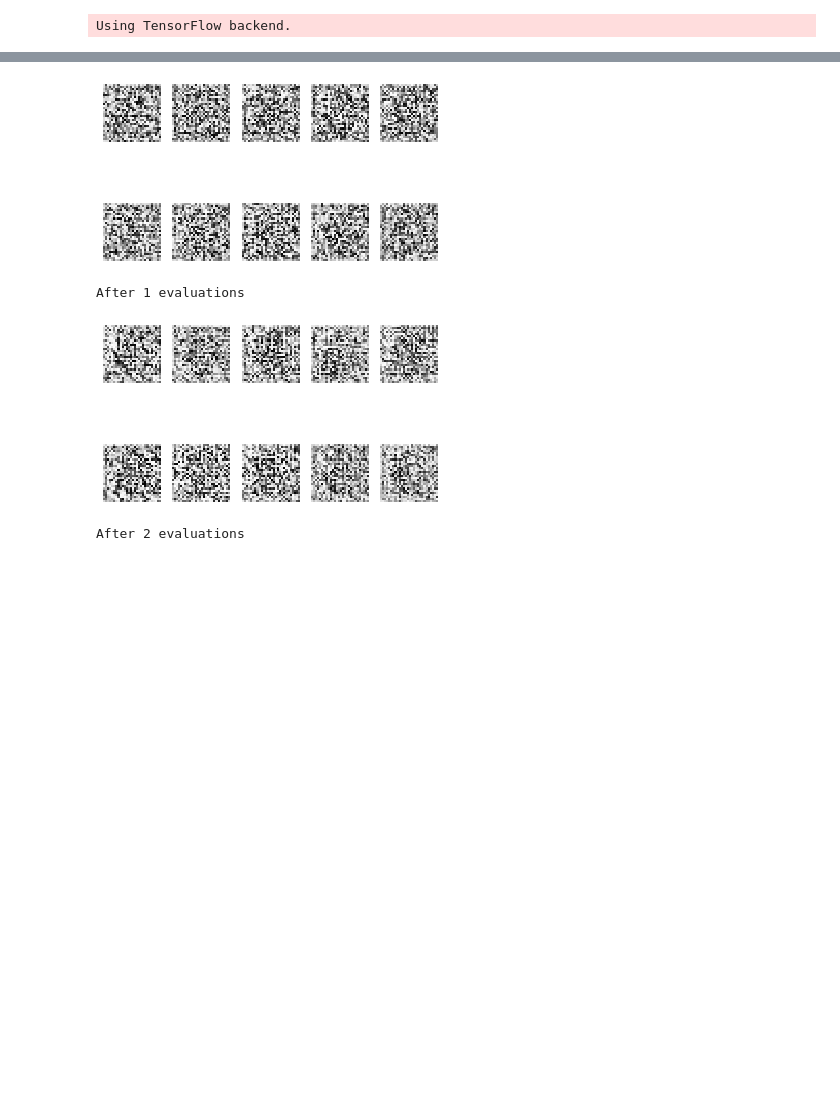
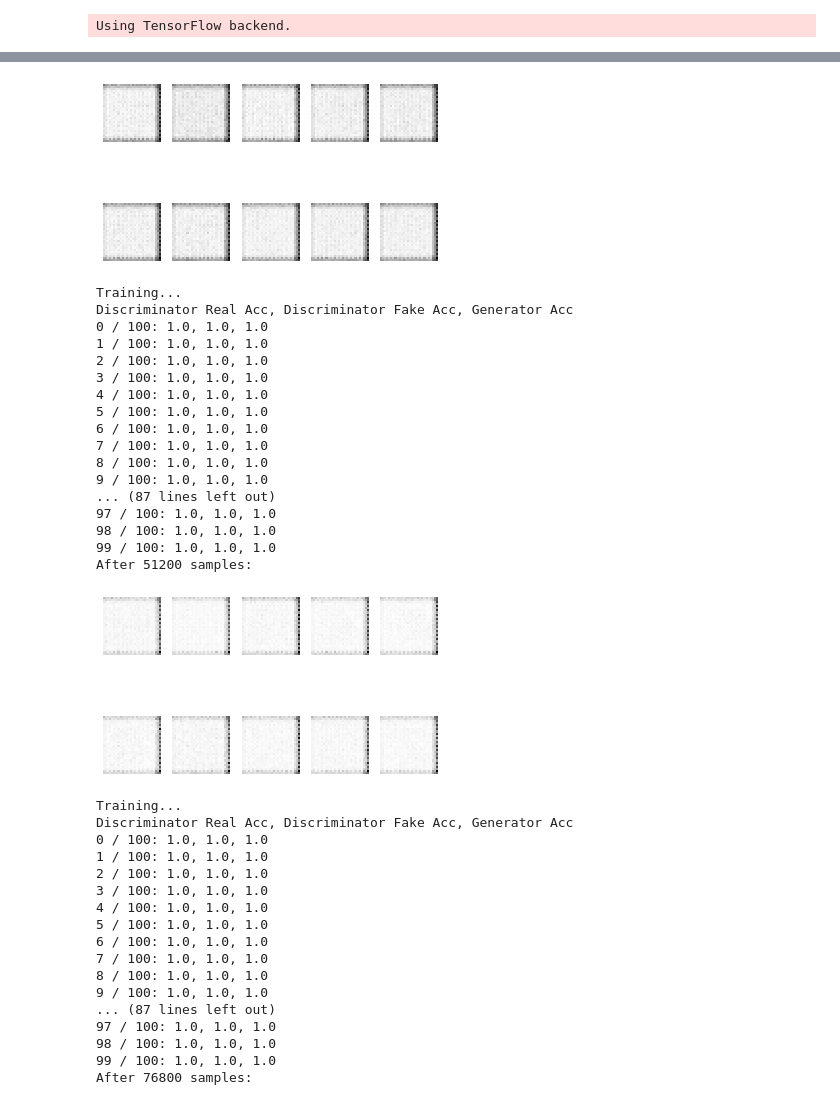
Before and after one commit to Tebs-Lab/intro-to-deep-learning, a Jupyter notebook: 07-generative-adversarial-networks/01-GANs-and-MNIST.ipynb, the cells around one changed output, grey strips where cells are left out. Cells and saved outputs as stored; diff of their text form; code cells hidden in the pictures; blank space fills up the shorter version.

```diff
--- a/07-generative-adversarial-networks/01-GANs-and-MNIST.ipynb
+++ b/07-generative-adversarial-networks/01-GANs-and-MNIST.ipynb
@@ -15,6 +29,13 @@ from matplotlib import pyplot as plt
 (real_train_images, _), (real_test_images, _) = load_data()
 # %% [output]
 Using TensorFlow backend.
+# %%
+# Some people suggest swapping the label value from
+# what is usual, i.e. using 1 for fake and 0 for real
+# in order to improve the training process. These
+# allow you to play around with that.
+REAL_LABEL_VALUE = 0
+FAKE_LABEL_VALUE = 1
 # %%
 # We have to do some slight processing of the MNIST input images.
 # Specifically, keras expects 3 dimentional input,
@@ -38,8 +59,8 @@ def prepare_real_samples(samples):
 # of samples from a set of samples that has already been
 # "prepared" by the previous function.
 
-# We select a random sample, and provide the "label"
-# of 1 (meaning real) for each of the selected samples.
+# We select a random sample, and provide the label
+# for each of the selected samples.
 
 # Crucially, we ASSUME that "samples" is a set of real
 # examples prepared with prepare_real_samples. It is possible
@@ -48,7 +69,7 @@ def prepare_real_samples(samples):
 def generate_real_batch(samples, n_samples):
     indices = np.random.randint(0, samples.shape[0], n_samples)
     batch_images = samples[indices]
-    batch_labels = np.ones((n_samples, 1))
+    batch_labels = np.full((n_samples, 1), REAL_LABEL_VALUE)
 
     return batch_images, batch_labels
 
@@ -67,8 +88,7 @@ def generate_random_fake_batch(n_samples, shape=(28,28,1)):
     # Unflatten the list according to the provided shape
     batch = batch.reshape((n_samples, shape[0], shape[1], shape[2]))
 
-    # Labels are all 0, for fake
-    labels = np.zeros((n_samples, 1))
+    labels = np.full((n_samples, 1), FAKE_LABEL_VALUE)
     return batch, labels
 # %%
 # Prepare the dataset
@@ -254,7 +255,20 @@ def generate_fake_batch(generator, noise_dim, n_samples):
 
 # 100 is arbitrary, but a commonly used value.
 NOISE_DIM = 100
-generator = create_generator(NOISE_DIM)
+
+# This number should be a large enough space to represent
+# "a handful of low resolution examples" of the images we're
+# trying to generate. In our case, 7*7 is the "low resolution"
+# (downsampled by a factor of 4, from 28 * 28 -> 7 * 7) and 128
+# is "a handful".
+DENSE_LAYER_SIZE = 128 * 7 * 7
+
+# Increasing both or either the NOISE_DIM or DENSE_LAYER_SIZE will
+# increase the number of unique representations that our generator
+# will ultimately generate. It will also increase the number of
+# parameters in the network of course, so it will increase training time.
+
+generator = create_generator(NOISE_DIM, DENSE_LAYER_SIZE)
 
 fake_images, _ = generate_fake_batch(generator, NOISE_DIM, 10)
 
@@ -341,17 +363,18 @@ def train_gan(gan, generator, discriminator, noise_dim, batches, batch_size):
 # %%
-EVALUATION_ROUNDS = 10
+EVALUATION_ROUNDS = 50
 BATCHES = 100
 BATCH_SIZE = 256
 
 # Lets get fresh copies of everything.
 discriminator = create_discriminator(INPUT_SHAPE)
-generator = create_generator(NOISE_DIM)
+generator = create_generator(NOISE_DIM, DENSE_LAYER_SIZE)
 gan = create_gan(generator, discriminator)
 
 for i in range(EVALUATION_ROUNDS):
     train_gan(gan, generator, discriminator, NOISE_DIM, BATCHES, BATCH_SIZE)
-    print(f'After {i} evaluations')
-    # To evaluate, we'll look at generated samples over time.
+    print(f'After {(i+1)*BATCHES*BATCH_SIZE} samples:')
+
+    # To evaluate, we'll look at 10 randomly generated samples.
     fake_images, _ = generate_fake_batch(generator, NOISE_DIM, 10)
 
     for i in range(10):
@@ -365,4 +407,36 @@ After 0 evaluations
-[figure, old version]
+[figure, new version]
-After 1 evaluations
+Training...
+Discriminator Real Acc, Discriminator Fake Acc, Generator Acc
+0 / 100: 1.0, 1.0, 1.0
+1 / 100: 1.0, 1.0, 1.0
+2 / 100: 1.0, 1.0, 1.0
+3 / 100: 1.0, 1.0, 1.0
+4 / 100: 1.0, 1.0, 1.0
+5 / 100: 1.0, 1.0, 1.0
+6 / 100: 1.0, 1.0, 1.0
+7 / 100: 1.0, 1.0, 1.0
+8 / 100: 1.0, 1.0, 1.0
+9 / 100: 1.0, 1.0, 1.0
+... (87 lines left out)
+97 / 100: 1.0, 1.0, 1.0
+98 / 100: 1.0, 1.0, 1.0
+99 / 100: 1.0, 1.0, 1.0
+After 51200 samples:
-[figure, old version]
+[figure, new version]
-After 2 evaluations
+Training...
+Discriminator Real Acc, Discriminator Fake Acc, Generator Acc
+0 / 100: 1.0, 1.0, 1.0
+1 / 100: 1.0, 1.0, 1.0
+2 / 100: 1.0, 1.0, 1.0
+3 / 100: 1.0, 1.0, 1.0
+4 / 100: 1.0, 1.0, 1.0
+5 / 100: 1.0, 1.0, 1.0
+6 / 100: 1.0, 1.0, 1.0
+7 / 100: 1.0, 1.0, 1.0
+8 / 100: 1.0, 1.0, 1.0
+9 / 100: 1.0, 1.0, 1.0
+... (87 lines left out)
+97 / 100: 1.0, 1.0, 1.0
+98 / 100: 1.0, 1.0, 1.0
+99 / 100: 1.0, 1.0, 1.0
+After 76800 samples:
```
Also changed, not shown: parts of 11 cells of this notebook, 3 other files.
